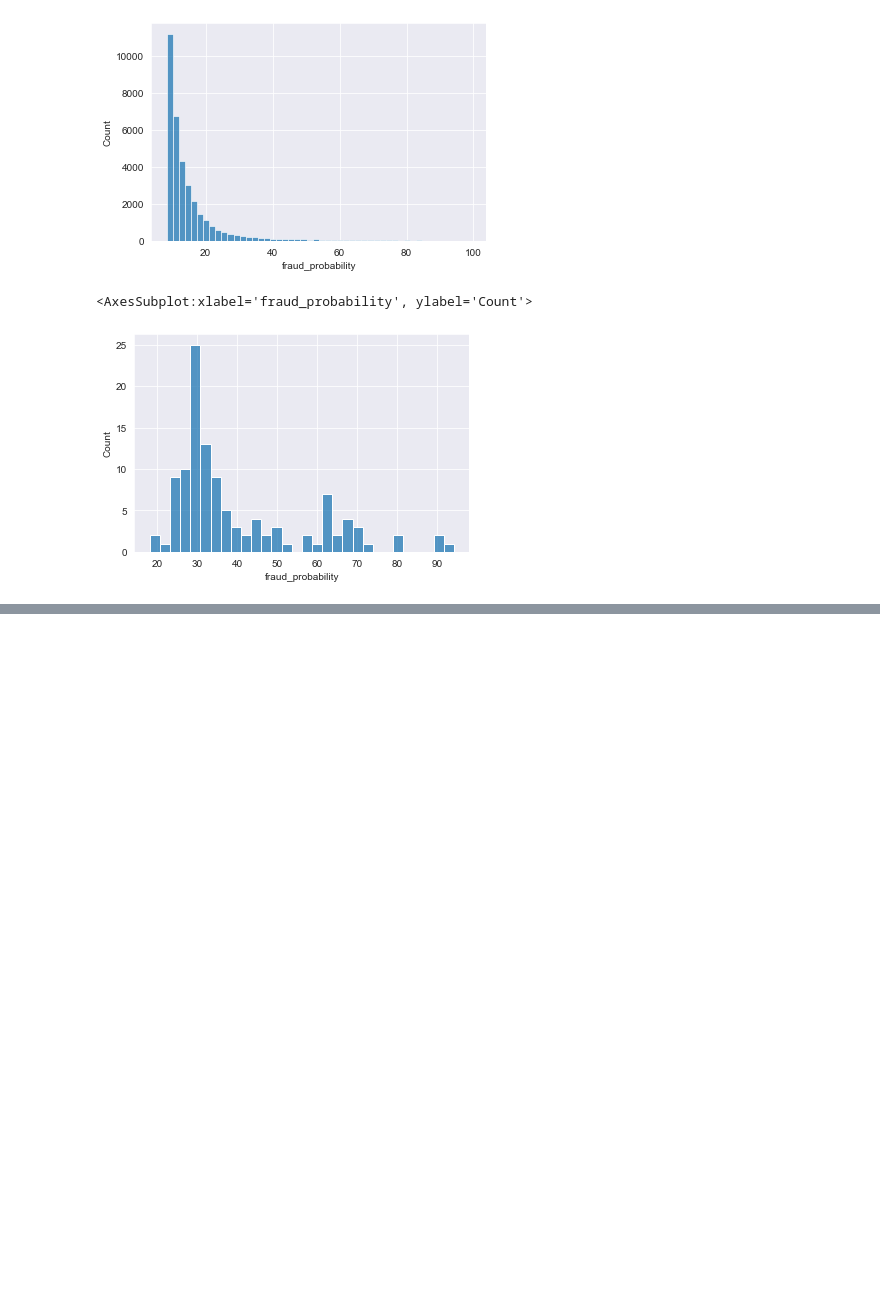
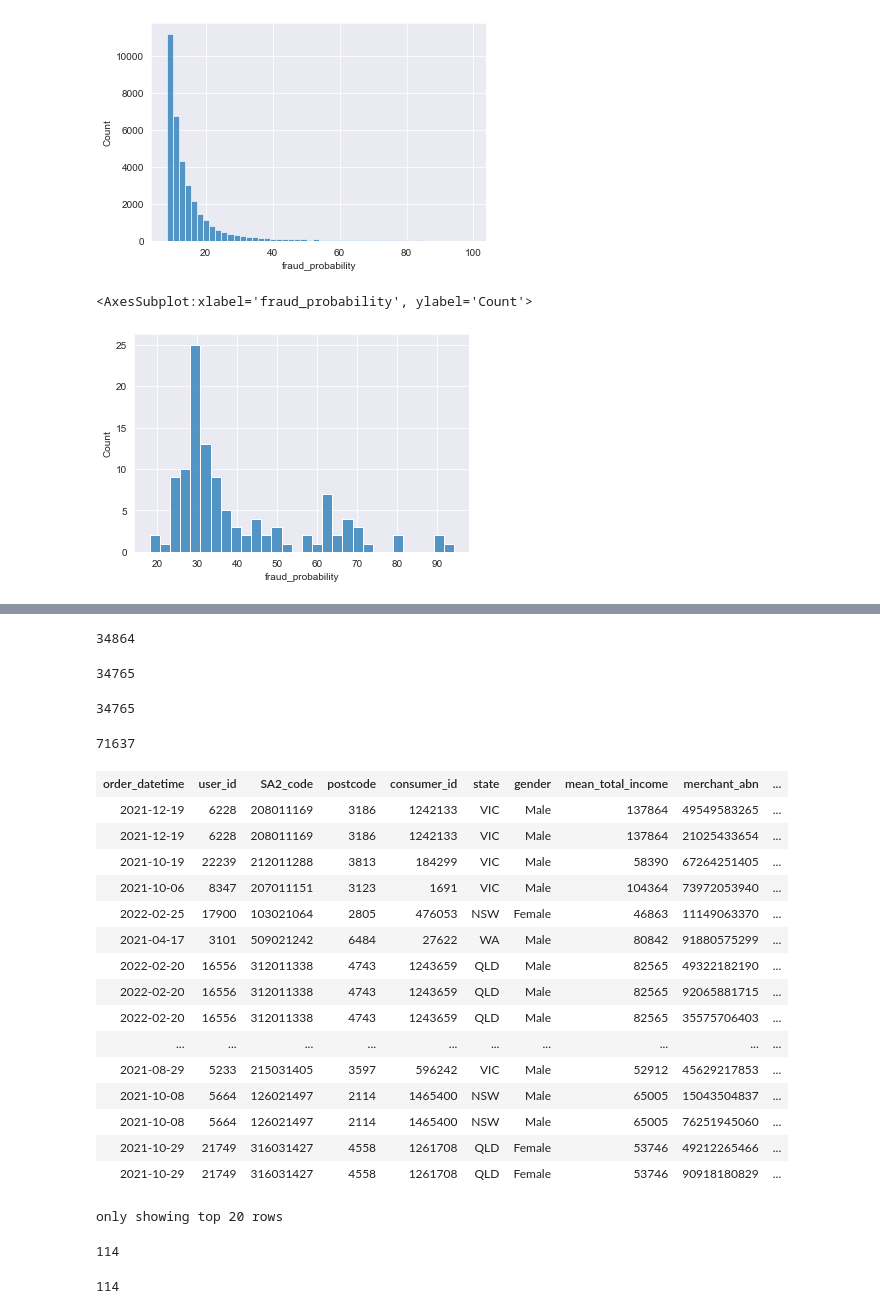
Before and after one commit to MAST30034-Applied-Data-Science/generic-buy-now-pay-later-project-group-14, a Jupyter notebook: notebooks/fraud.ipynb, the cells around one changed output, grey strips where cells are left out. Saved outputs shown, nothing was run; the diff lists cells and outputs as text; code cells hidden in the pictures; blank space fills up the shorter version.

Commit message:
fraud overview

```diff
--- a/notebooks/fraud.ipynb
+++ b/notebooks/fraud.ipynb
@@ -35,0 +45,51 @@ sns.histplot(merchant_df["fraud_probability"], bins=30)
+# %%
+consumer_fraud_sdf = spark.read.csv("../data/tables/consumer_fraud_probability.csv", inferSchema =True, header=True)
+consumer_fraud_sdf = consumer_fraud_sdf.withColumn("order_datetime",consumer_fraud_sdf.order_datetime.cast('date'))
+consumer_fraud_sdf.count()
+# %% [output]
+34864
+# %%
+consumer_fraud_sdf.distinct().count() # repeated rows exist in dataset
+# %% [output]
+34765
+# %%
+# delete duplicate records
+consumer_fraud_sdf = consumer_fraud_sdf.dropDuplicates()
+consumer_fraud_sdf.count()
+# %% [output]
+34765
+# %%
+sample = sdf.join(consumer_fraud_sdf, ["order_datetime", "user_id"], how="inner")
+sample.count()
+# %% [output]
+71637
+# %%
+sample.sort(sample.fraud_probability.desc())
+# %% [output]
+| order_datetime | user_id | SA2_code | postcode | consumer_id | state | gender | mean_total_income | merchant_abn | ... |
+| 2021-12-19 | 6228 | 208011169 | 3186 | 1242133 | VIC | Male | 137864 | 49549583265 | ... |
+| 2021-12-19 | 6228 | 208011169 | 3186 | 1242133 | VIC | Male | 137864 | 21025433654 | ... |
+| 2021-10-19 | 22239 | 212011288 | 3813 | 184299 | VIC | Male | 58390 | 67264251405 | ... |
+| 2021-10-06 | 8347 | 207011151 | 3123 | 1691 | VIC | Male | 104364 | 73972053940 | ... |
+| 2022-02-25 | 17900 | 103021064 | 2805 | 476053 | NSW | Female | 46863 | 11149063370 | ... |
+| 2021-04-17 | 3101 | 509021242 | 6484 | 27622 | WA | Male | 80842 | 91880575299 | ... |
+| 2022-02-20 | 16556 | 312011338 | 4743 | 1243659 | QLD | Male | 82565 | 49322182190 | ... |
+| 2022-02-20 | 16556 | 312011338 | 4743 | 1243659 | QLD | Male | 82565 | 92065881715 | ... |
+| 2022-02-20 | 16556 | 312011338 | 4743 | 1243659 | QLD | Male | 82565 | 35575706403 | ... |
+| ... | ... | ... | ... | ... | ... | ... | ... | ... | ... |
+| 2021-08-29 | 5233 | 215031405 | 3597 | 596242 | VIC | Male | 52912 | 45629217853 | ... |
+| 2021-10-08 | 5664 | 126021497 | 2114 | 1465400 | NSW | Male | 65005 | 15043504837 | ... |
+| 2021-10-08 | 5664 | 126021497 | 2114 | 1465400 | NSW | Male | 65005 | 76251945060 | ... |
+| 2021-10-29 | 21749 | 316031427 | 4558 | 1261708 | QLD | Female | 53746 | 49212265466 | ... |
+| 2021-10-29 | 21749 | 316031427 | 4558 | 1261708 | QLD | Female | 53746 | 90918180829 | ... |
+only showing top 20 rows
+# %%
+merchant_fraud_sdf = spark.read.csv("../data/tables/merchant_fraud_probability.csv", inferSchema =True, header=True)
+merchant_fraud_sdf = merchant_fraud_sdf.withColumn("order_datetime",merchant_fraud_sdf.order_datetime.cast('date'))
+merchant_fraud_sdf.count()
+# %% [output]
+114
+# %%
+merchant_fraud_sdf.distinct().count() # no repeated records
+# %% [output]
+114
```
Also changed, not shown: parts of 2 cells of this notebook.
